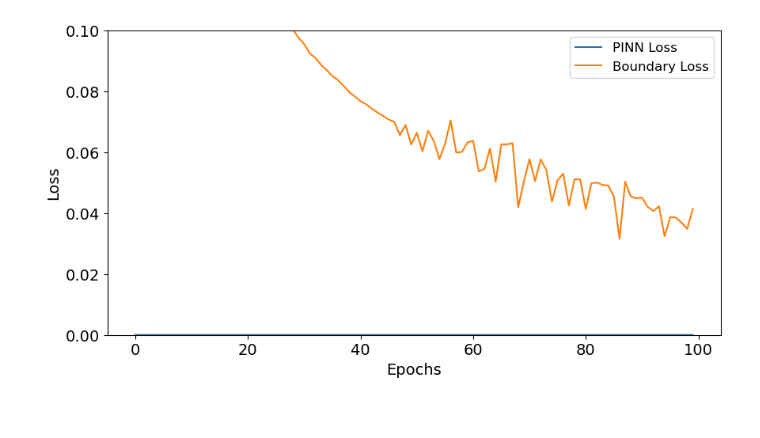
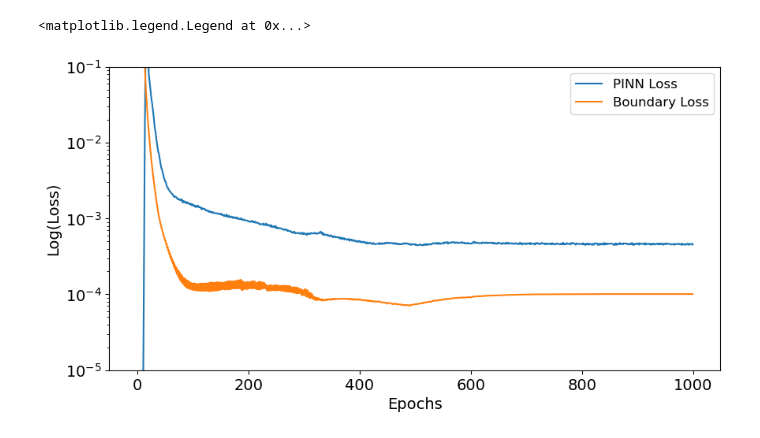
Before and after one commit to linneawolniewicz/pinns, a Jupyter notebook: src/visualize.ipynb, the cells around one changed output. Cells and saved outputs as stored; diff of their text form; code cells hidden in the pictures.

```diff
--- a/src/visualize.ipynb
+++ b/src/visualize.ipynb
@@ -14,7 +14,7 @@ CURRENT_PATH = os.getcwd()
 DATA_PATH = os.path.abspath(os.path.join(CURRENT_PATH, "..", "data"))
 OUTPUTS_PATH = os.path.abspath(os.path.join(CURRENT_PATH, "..", "outputs"))
 # %%
-filename = ''
+filename = 'test'
 
 # Load PINN outputs
 with open(OUTPUTS_PATH + '/pinn_loss_' + filename + '.pkl', 'rb') as file:
@@ -84,17 +86,19 @@ plt.savefig('prediction.png')
 # %%
 # Plot loss
 fig = plt.figure(figsize=(10, 5))
 
 plt.plot(pinn_loss, label='PINN Loss')
 plt.plot(boundary_loss, label='Boundary Loss')
 
-plt.ylim(0, 1e-1)
+plt.yscale('log')
+plt.ylim(1e-5, 1e-1)
 plt.xlabel('Epochs')
-plt.ylabel('Loss')
+plt.ylabel('Log(Loss)')
 plt.legend(prop={'size': 12})
-plt.savefig("loss.png")
+# plt.savefig("loss.png")
 # %% [output]
+<matplotlib.legend.Legend at 0x...>
-[figure, old version]
+[figure, new version]
 # %%
 # Visualize J(r, T) over the epochs
 for i in range(epochs):
```
Also changed, not shown: parts of 4 cells of this notebook, 12 other files.
